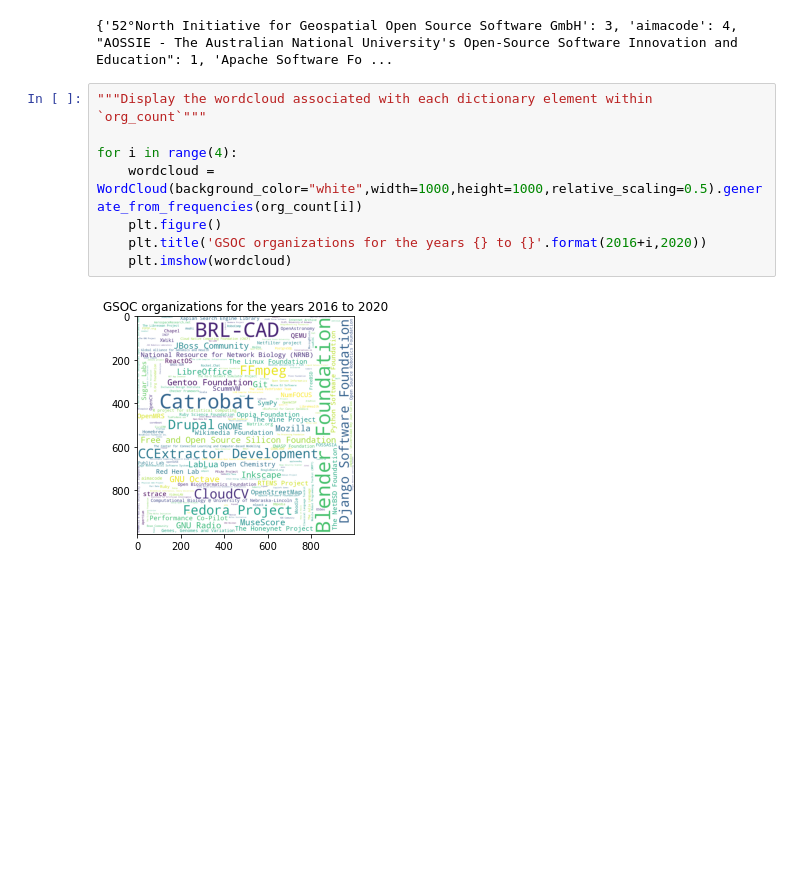
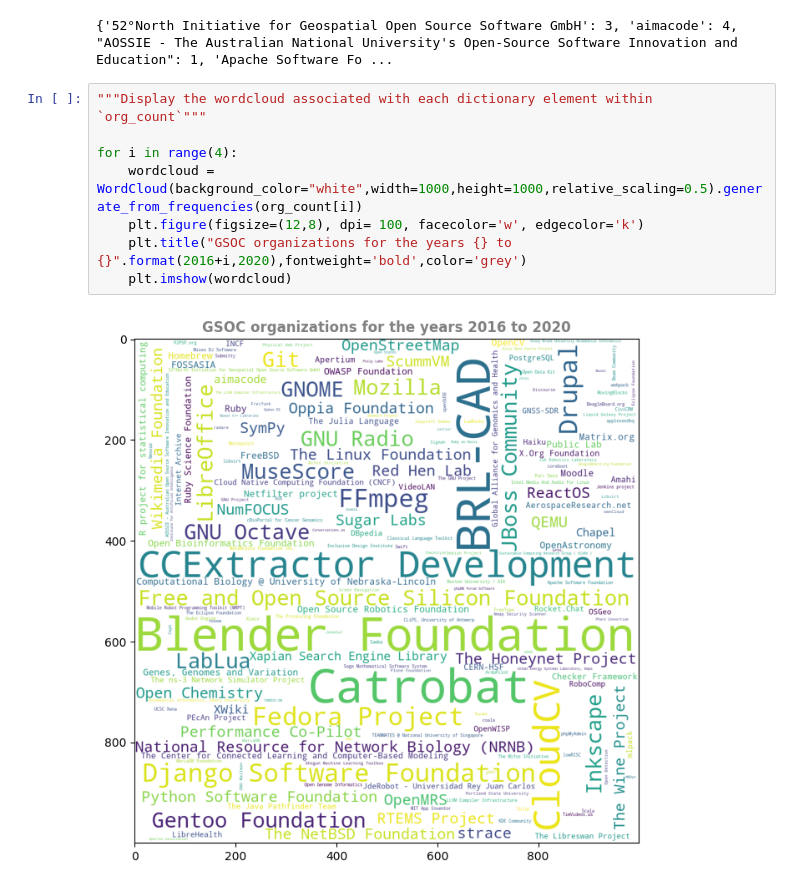
Before and after one commit to anjishnum/web_scrapers, a Jupyter notebook: gsoc_orgs_list/script.ipynb, the cells around one changed output. Drawn from its saved outputs; the diff is of its cells as text; blank space fills up the shorter version.

```diff
--- a/gsoc_orgs_list/script.ipynb
+++ b/gsoc_orgs_list/script.ipynb
@@ -45,10 +46,10 @@ print(out)
 # %%
 """Display the wordcloud associated with each dictionary element within `org_count`"""
 
 for i in range(4):
     wordcloud = WordCloud(background_color="white",width=1000,height=1000,relative_scaling=0.5).generate_from_frequencies(org_count[i])
-    plt.figure()
-    plt.title('GSOC organizations for the years {} to {}'.format(2016+i,2020))
+    plt.figure(figsize=(12,8), dpi= 100, facecolor='w', edgecolor='k')
+    plt.title("GSOC organizations for the years {} to {}".format(2016+i,2020),fontweight='bold',color='grey')
     plt.imshow(wordcloud)
 # %% [output]
-[figure, old version]
+[figure, new version]
```
Also changed, not shown: parts of 2 cells of this notebook.
